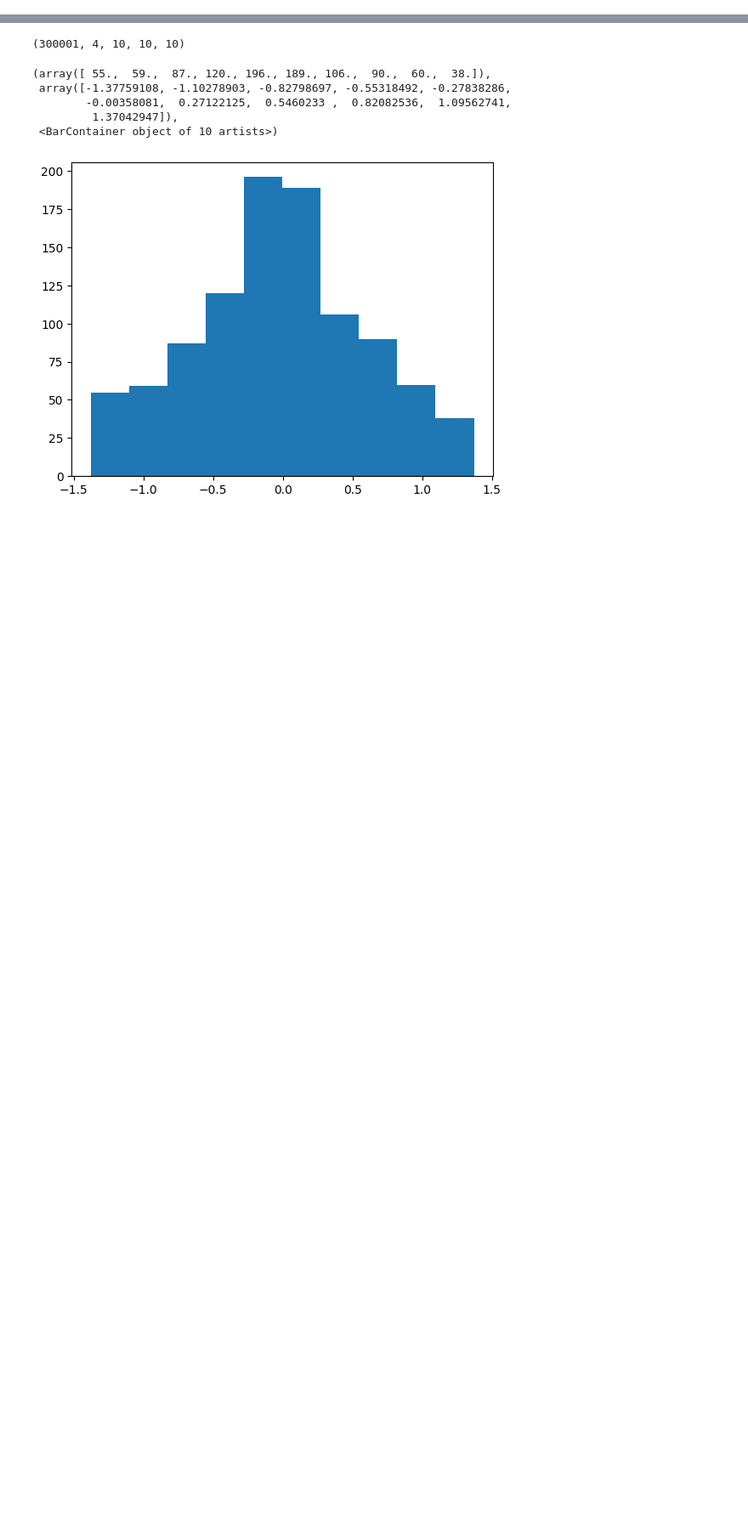
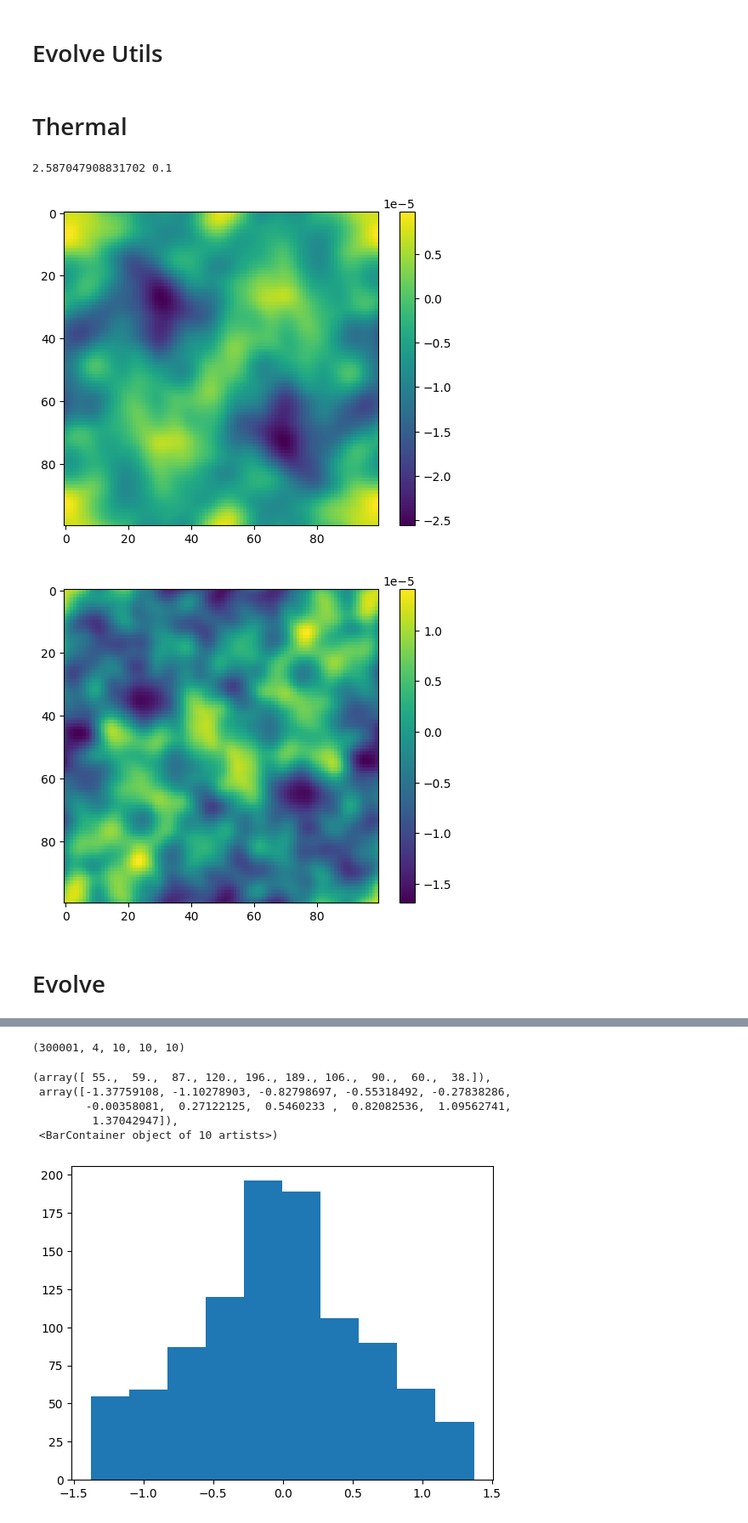
Before and after one commit to joshuazlin/axion_cosmo, a Jupyter notebook: notebooks/scrap.ipynb, the cells around one changed output, grey strips where cells are left out. Shown: that part at 85% size. Cells and saved outputs as stored; diff of their text form; code cells hidden in the pictures; blank space fills up the shorter version.

```diff
--- a/notebooks/scrap.ipynb
+++ b/notebooks/scrap.ipynb
@@ -97 +10,26 @@ fa**2/(3*T1_QCD**2)
+# %%
+def params(x):
+    """
+    Expects
+     x = {'fa':..., eta_PQ' : ...}
+    or something like
+     x = {'fa':..., 'T' : ..}
+    and will spit back dictionary containing everything you would ever want.
+    """
+
+    to_return = {}
+    if 'eta_PQ' in x.keys():
+        #print('huh')
+        x['T'] = (45/(4*np.pi**3*81))**(1/4)*np.sqrt(x['fa'])/x['eta_PQ']
+        #print((45/(4*np.pi**3*81))**(1/4),np.sqrt(x['fa'])/x['eta_PQ'],x['T'])
+    elif 'T' in x.keys():
+        x['eta_PQ'] = (45/(4*np.pi**3*81))**(1/4)*np.sqrt(x['fa'])/x['T']
+    else:
+        raise NotImplemented
+
+    x['H'] = np.sqrt(4*np.pi**3/45)*(81**(1/2))*x['T']**2
+    x['t'] = np.sqrt(45/(16*np.pi**3))*(81**(-1/2))
+    return x
+# %% [markdown]
+# Evolve Utils
 # %%
@@ -175,3 +110,5 @@ def earlyQCD_epoch_diff(eta,field,fieldp,scale,etac,lamb=5504,n=6.68,debug=False
 
 def lateQCD_epoch_diff():
     pass
+# %% [markdown]
+# Thermal
@@ -178 +156,23 @@ def lateQCD_epoch_diff():
+# %%
+f_fp = thermal((100,100,100),
+               c = 0.1343813934716645,
+               a = 0.25,
+               eta_PQ = 0.1,
+               fa = 1,
+               kmax=20)
+# %% [output]
+2.587047908831702 0.1
+# %%
+plt.imshow(f_fp[0][0])
+plt.colorbar()
+plt.show()
+
+plt.imshow(f_fp[2][0])
+plt.colorbar()
+plt.show()
+# %% [output]
+[figure, added]
+[figure, added]
+# %% [markdown]
+# Evolve
 # %%
```
Also changed, not shown: parts of 21 cells of this notebook, 2 other files.
